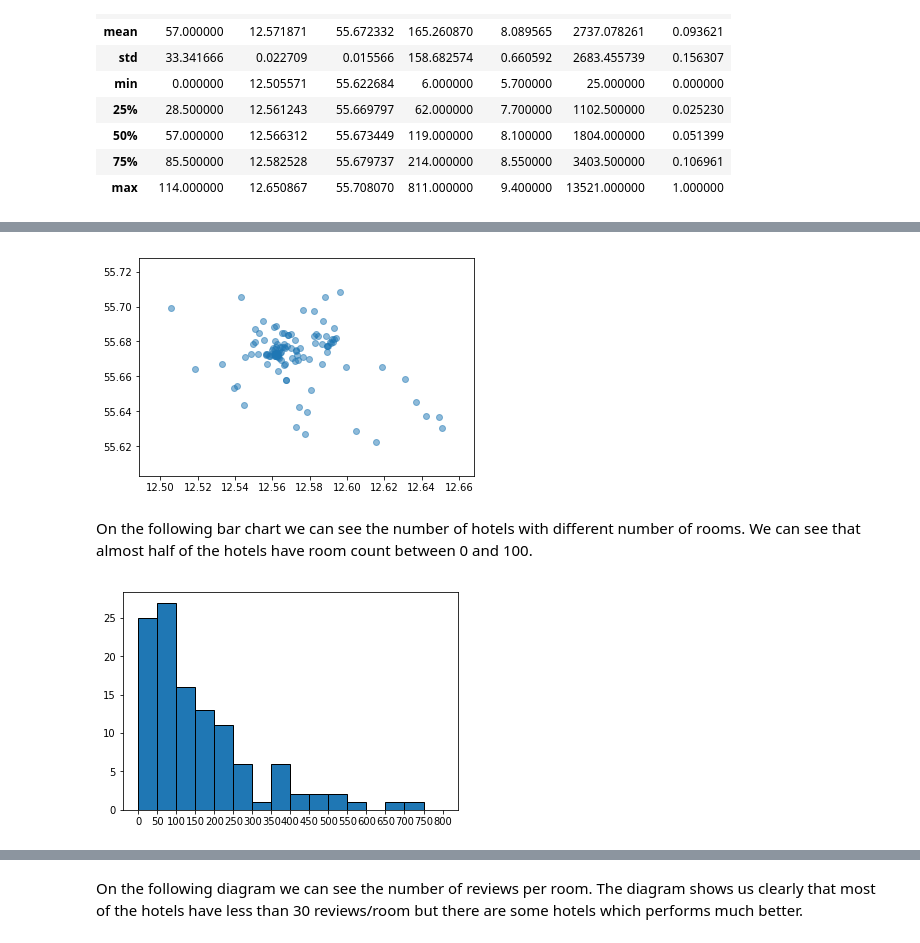
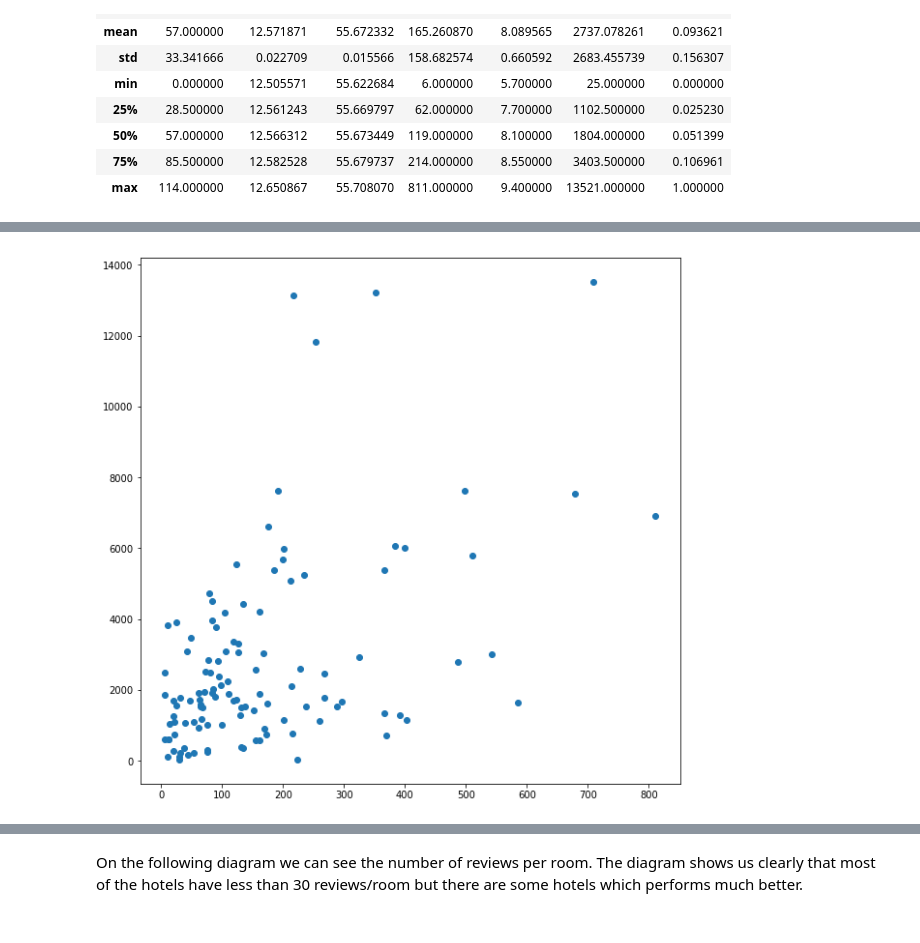
Before and after one commit to homboli/social_data, a Jupyter notebook: IPython Notebook (Draft).ipynb, the cells around one changed output, grey strips where cells are left out. Cells and saved outputs as stored; diff of their text form; code cells hidden in the pictures.

Commit message:
Polish hotel section

```diff
--- a/IPython Notebook (Draft).ipynb
+++ b/IPython Notebook (Draft).ipynb
@@ -693,5 +693,5 @@ The hotel dataset's initial version has been crawled from booking.com website (n
 # %%
-df_hotel = pd.read_csv('hotel_with_room_count.csv')
+df_hotel = pd.read_csv('hotel.csv')
 # %% [markdown]
 The following table contains the basic statistical characteristics of the numerical columns of the dataset.
 # %%
@@ -711,17 +744,8 @@ On the scatter plot below we can see the geographical distribution of hotels in
 # %%
-x = df_hotel["location/lat"].get_values().astype(float)
-y = df_hotel["location/lng"].get_values().astype(float)
-
-plt.scatter(x, y,alpha=0.5)
+x = df_hotel["size"].get_values().astype(float)
+y = df_hotel["reviews"].get_values().astype(float)
+plt.figure(figsize=(10,10))
+plt.scatter(x, y,alpha=1)
 plt.show()
 # %% [output]
-[figure, old version]
+[figure, new version]
-# %% [markdown]
-On the following bar chart we can see the number of hotels with different number of rooms. We can see that almost half of the hotels have room count between 0 and 100.
-# %%
-bins = range(0,850,50)
-plt.hist(df_hotel["size"], bins=bins, edgecolor="k")
-plt.xticks(bins)
-plt.show()
-# %% [output]
-[figure, removed]
```
Also changed, not shown: parts of 18 cells of this notebook.
